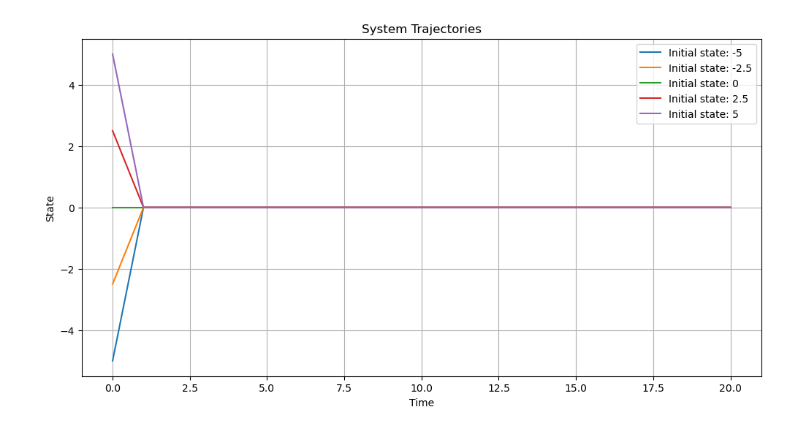
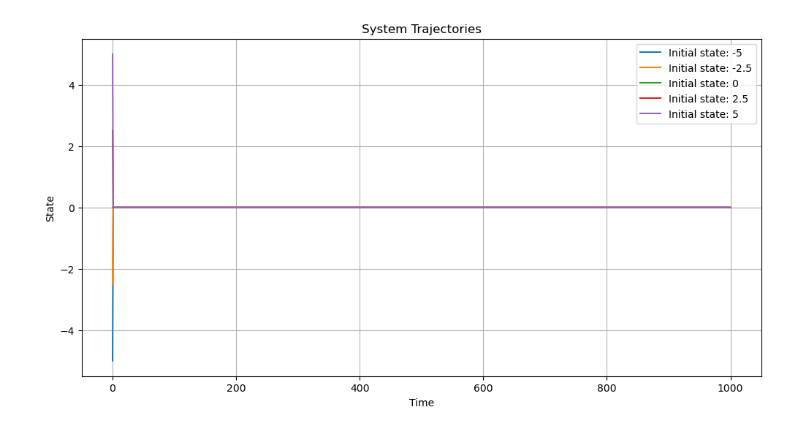
Before and after one commit to Namkhuu/neural-network, a Jupyter notebook: week4-5.ipynb, the cells around one changed output. Cells and saved outputs as stored; diff of their text form; code cells hidden in the pictures.

```diff
--- a/week4-5.ipynb
+++ b/week4-5.ipynb
@@ -26,33 +26,33 @@ def reward_function(x_t, u_t):
     return x_t**2 + 0.001 * (u_t**2)
 # %%
 # Data
-n_steps = 20
+n_steps = 1000
 x0_vals = [-5, -2.5, 0, 2.5, 5]
 np.array(x0_vals)
 np.random.seed(42)
 time_steps = np.arange(n_steps + 1)
 
 x_history = np.zeros((len(x0_vals), n_steps + 1))
 u_history = np.zeros((len(x0_vals), n_steps))
 
 for i, x0 in enumerate(x0_vals):
     x_history[i, 0] = x0
     for t in range(n_steps):
         u_t = analytical_controller(x_history[i, t])
         x_history[i, t + 1] = system_dynamics(x_history[i, t], u_t)
         u_history[i, t] = u_t
 
 plt.figure(figsize=(12, 6))
 for i in range(len(x0_vals)):
     plt.plot(time_steps, x_history[i], label=f'Initial state: {x0_vals[i]}')
 plt.xlabel('Time')
 plt.ylabel('State')
 plt.title('System Trajectories')
 plt.grid()
 plt.legend()
 plt.show()
 # %% [output]
-[figure, old version]
+[figure, new version]
 # %%
 value_targets = np.zeros_like(x_history[:, :-1])  # shape = (5, 20)
 
```
Also changed, not shown: parts of 5 cells of this notebook.
